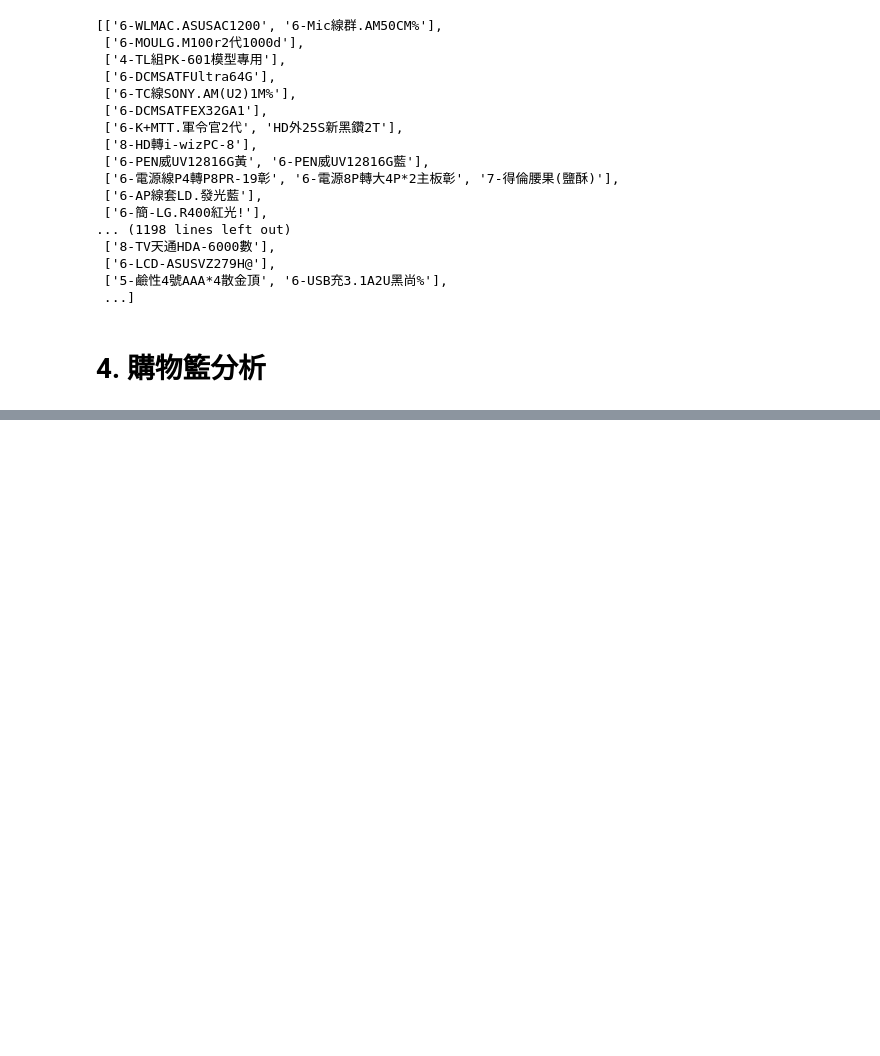
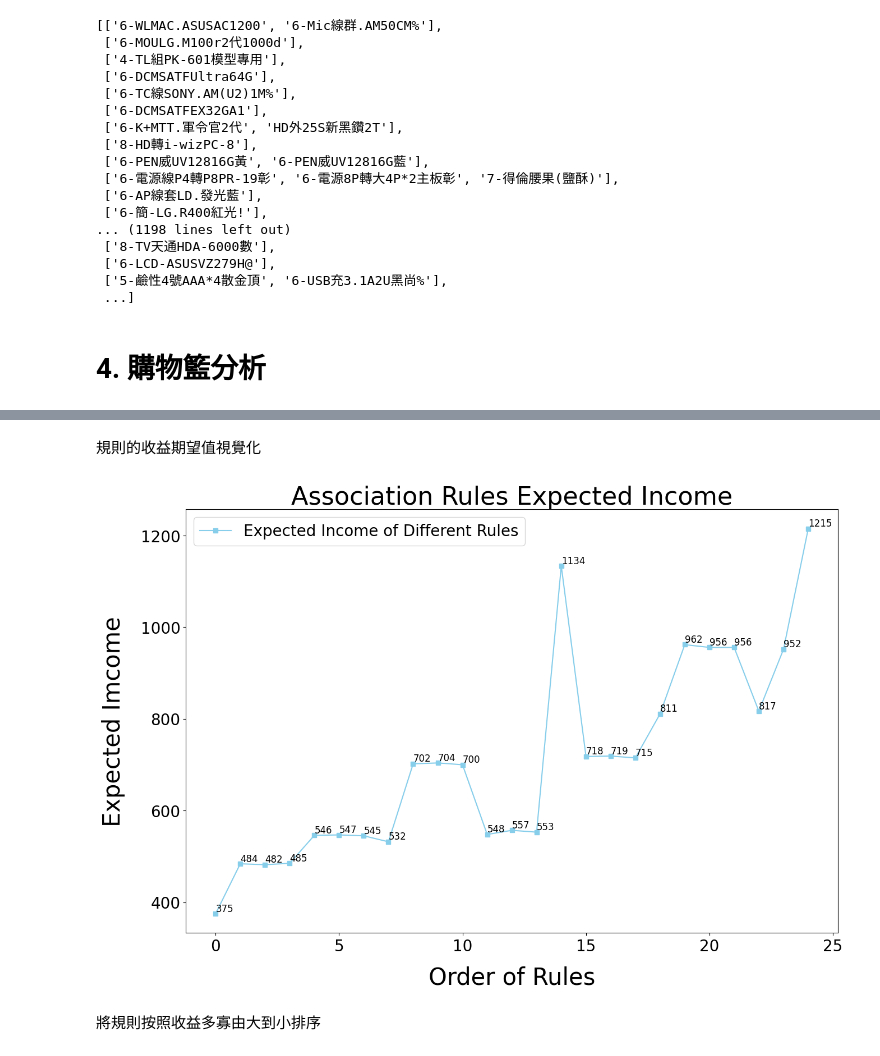
Before and after one commit to QI-XIANG/NCU_Data-Mining-for-Business-Analytics, a Jupyter notebook: 作業2/作業2.ipynb, the cells around one changed output, grey strips where cells are left out. Cells and saved outputs as stored; diff of their text form; code cells hidden in the pictures; blank space fills up the shorter version.

```diff
--- a/作業2/作業2.ipynb
+++ b/作業2/作業2.ipynb
@@ -48,6 +66,8 @@ len(df.uniqueOrderID.unique())
 df_merge = df.groupby(['uniqueOrderID']).agg(lambda x: x.tolist())
 # %% [markdown]
 按照不同的交易編號合併後 : (有點醜XD)
+# %%
+df_merge = df_merge.drop(['salesdate'],axis=1) #有2個 salesdate 刪掉其中一個
 # %%
 df_merge
 # %% [output]
@@ -124,6 +144,6 @@ min confidence 怎麼來的? 先隨便設，在從跑出的結果選一個比較
 ## Import package
 from apyori import apriori
 ## Data 自行定義數據
-association_rules = apriori(carts, min_support=0.0003, min_confidence=0.7, min_lift=2,max_length=2)
+association_rules = apriori(carts, min_support=0.0005, min_confidence=0.7)
 association_results = list(association_rules)
 # %% [markdown]
@@ -160,0 +205,5 @@ Lift: 504.51070540750044
+# %%
+products_mean_price = {}
+for i in distinct_products:
+    products_mean_price[i] = round(df.groupby("productName").get_group(i)['unitSalesPrice'].mean())
+products_mean_price
@@ -160,0 +227,10 @@ Lift: 504.51070540750044
+# %%
+cart_under_rule = {}
+for product in association_results:
+    sum = 0
+    for item in list(product[0]):
+        sum += products_mean_price[item]
+    sum = round(sum*product[2][0][2])
+    cart_under_rule[str(''.join(list(product[2][0][0]))) + " → " + str(', '.join(list(product[2][0][1])))] = sum
+
+cart_under_rule
@@ -160,0 +255,43 @@ Lift: 504.51070540750044
+# %% [markdown]
+規則的收益期望值視覺化
+# %%
+# import matplotlib相關套件
+import matplotlib.pyplot as plt
+
+# 規則的順序
+n = [x for x in range(25)]
+
+expected_value = list(cart_under_rule.values())
+
+# 設定圖片大小為長15、寬10
+plt.figure(figsize=(15,10),dpi=100,linewidth = 2)
+
+# 把資料放進來並指定對應的X軸、Y軸的資料，用方形做標記(s-)，並指定線條顏色為紅色，使用label標記線條含意
+plt.plot(n,expected_value,'s-',color = 'skyblue', label="Expected Income of Different Rules")
+
+# 設定刻度字體
+plt.xticks(fontsize=20)
+plt.yticks(fontsize=20)
+
+# 標點
+for x,y in zip(n,expected_value):
+    plt.text(x,y,y,verticalalignment='bottom',fontsize=12)
+
+# 設定圖的標題
+plt.title("Association Rules Expected Income",fontsize=32)
+
+# 標示x軸(labelpad代表與圖片的距離)
+plt.xlabel("Order of Rules", fontsize=30, labelpad = 15)
+
+# 標示y軸(labelpad代表與圖片的距離)
+plt.ylabel("Expected Imcome", fontsize=30, labelpad = 20)
+
+# 顯示出線條標記位置
+plt.legend(loc = "best", fontsize=20)
+
+# 畫出圖片
+plt.show()
+# %% [output]
+[figure, added]
+# %% [markdown]
+將規則按照收益多寡由大到小排序
```
Also changed, not shown: parts of 15 cells of this notebook.
